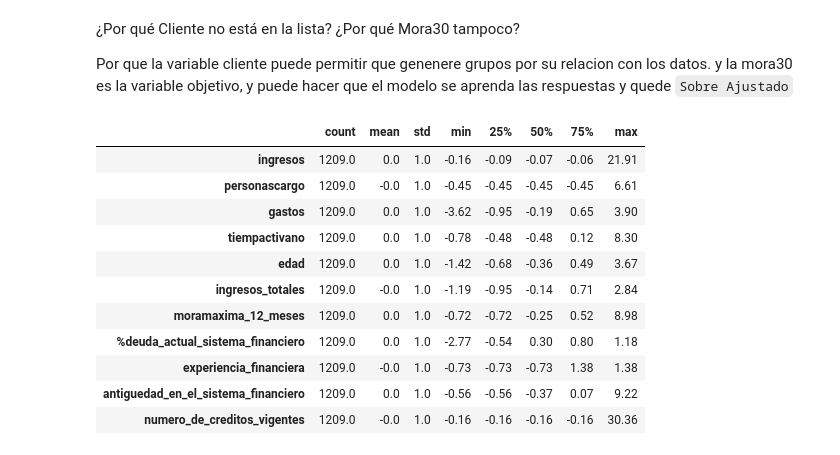
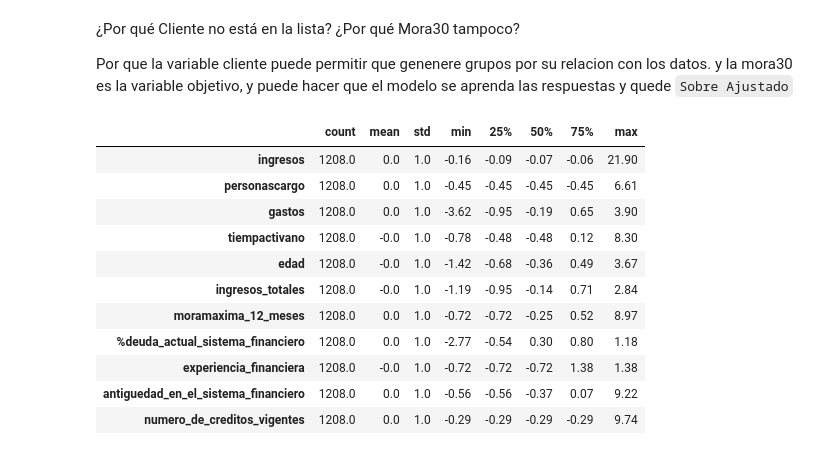
Before and after one commit to VelasquezG/TallerIA, a Jupyter notebook: TallerIAColab.ipynb, the cells around one changed output. Saved outputs shown, nothing was run; the diff lists cells and outputs as text; code cells hidden in the pictures.

```diff
--- a/TallerIAColab.ipynb
+++ b/TallerIAColab.ipynb
@@ -461,9 +471,9 @@ plt.tight_layout()
 plt.show()
 
 ## Se Asigna la exlucion de maximo de creditos vigentes
-# df = df[
-#     df[columna] <= 5
-# ].copy()
+df = df[
+    df[columna] <= 5
+].copy()
 # %% [output]
 Distribución de créditos vigentes:
 Numero de creditos vigentes
@@ -719,0 +694,24 @@ Diferencia (Total - Q3): 593.00
+# %%
+columna_personas_carga = 'PersonasCargo'
+
+# Convertir vacíos y valores no numéricos en faltantes
+valores_antes = df[columna_personas_carga].copy()
+df[columna_personas_carga] = pd.to_numeric(
+    df[columna_personas_carga],
+    errors="coerce",
+)
+
+# Excluir registros con valores numéricos negativos
+condicion_negativos = df[columna_personas_carga] < 0
+registros_negativos = int(condicion_negativos.sum())
+df = df.loc[~condicion_negativos].copy()
+
+# Imputar con cero los valores nulos, vacíos o no numéricos
+df[columna_personas_carga] = df[columna_personas_carga].fillna(0)
+
+print(f"Columna procesada: {columna_personas_carga}")
+print(f"Valores negativos excluidos: {registros_negativos}")
+print(f"Valores faltantes después de imputar: {int(df[columna_personas_carga].isna().sum())}")
+print(f"Registros antes de aplicar P9: {len(valores_antes)}")
+print(f"Registros actuales en df: {len(df)}")
+print(f"Mínimo actual: {df[columna_personas_carga].min()}")
@@ -1027,30 +1032,26 @@ dtype: int64
 
 Por que la variable cliente puede permitir que genenere grupos por su relacion con los datos. y la mora30 es la variable objetivo, y puede hacer que el modelo se aprenda las respuestas y quede `Sobre Ajustado`
 # %%
-from sklearn.impute import SimpleImputer
 from sklearn.preprocessing import StandardScaler
 import pandas as pd
 
-imputador = SimpleImputer(strategy="median")
-X_imputado = imputador.fit_transform(X)
-
 scaler = StandardScaler()
-X_esc = scaler.fit_transform(X_imputado)
+X_esc = scaler.fit_transform(X)
 
 pd.DataFrame(X_esc, columns=variables_numericas).describe().T.round(2)
 # %% [output]
 |  | count | mean | std | min | 25% | 50% | 75% | max |
-| ingresos | 1209.0 | 0.0 | 1.0 | -0.16 | -0.09 | -0.07 | -0.06 | 21.91 |
-| personascargo | 1209.0 | -0.0 | 1.0 | -0.45 | -0.45 | -0.45 | -0.45 | 6.61 |
-| gastos | 1209.0 | 0.0 | 1.0 | -3.62 | -0.95 | -0.19 | 0.65 | 3.90 |
-| tiempactivano | 1209.0 | 0.0 | 1.0 | -0.78 | -0.48 | -0.48 | 0.12 | 8.30 |
-| edad | 1209.0 | 0.0 | 1.0 | -1.42 | -0.68 | -0.36 | 0.49 | 3.67 |
-| ingresos_totales | 1209.0 | -0.0 | 1.0 | -1.19 | -0.95 | -0.14 | 0.71 | 2.84 |
-| moramaxima_12_meses | 1209.0 | 0.0 | 1.0 | -0.72 | -0.72 | -0.25 | 0.52 | 8.98 |
-| %deuda_actual_sistema_financiero | 1209.0 | 0.0 | 1.0 | -2.77 | -0.54 | 0.30 | 0.80 | 1.18 |
-| experiencia_financiera | 1209.0 | -0.0 | 1.0 | -0.73 | -0.73 | -0.73 | 1.38 | 1.38 |
-| antiguedad_en_el_sistema_financiero | 1209.0 | 0.0 | 1.0 | -0.56 | -0.56 | -0.37 | 0.07 | 9.22 |
-| numero_de_creditos_vigentes | 1209.0 | -0.0 | 1.0 | -0.16 | -0.16 | -0.16 | -0.16 | 30.36 |
+| ingresos | 1208.0 | 0.0 | 1.0 | -0.16 | -0.09 | -0.07 | -0.06 | 21.90 |
+| personascargo | 1208.0 | 0.0 | 1.0 | -0.45 | -0.45 | -0.45 | -0.45 | 6.61 |
+| gastos | 1208.0 | 0.0 | 1.0 | -3.62 | -0.95 | -0.19 | 0.65 | 3.90 |
+| tiempactivano | 1208.0 | -0.0 | 1.0 | -0.78 | -0.48 | -0.48 | 0.12 | 8.30 |
+| edad | 1208.0 | -0.0 | 1.0 | -1.42 | -0.68 | -0.36 | 0.49 | 3.67 |
+| ingresos_totales | 1208.0 | -0.0 | 1.0 | -1.19 | -0.95 | -0.14 | 0.71 | 2.84 |
+| moramaxima_12_meses | 1208.0 | 0.0 | 1.0 | -0.72 | -0.72 | -0.25 | 0.52 | 8.97 |
+| %deuda_actual_sistema_financiero | 1208.0 | 0.0 | 1.0 | -2.77 | -0.54 | 0.30 | 0.80 | 1.18 |
+| experiencia_financiera | 1208.0 | -0.0 | 1.0 | -0.72 | -0.72 | -0.72 | 1.38 | 1.38 |
+| antiguedad_en_el_sistema_financiero | 1208.0 | 0.0 | 1.0 | -0.56 | -0.56 | -0.37 | 0.07 | 9.22 |
+| numero_de_creditos_vigentes | 1208.0 | 0.0 | 1.0 | -0.29 | -0.29 | -0.29 | -0.29 | 9.74 |
 # %%
 from sklearn.cluster import KMeans
 
```
Also changed, not shown: parts of 26 cells of this notebook.
